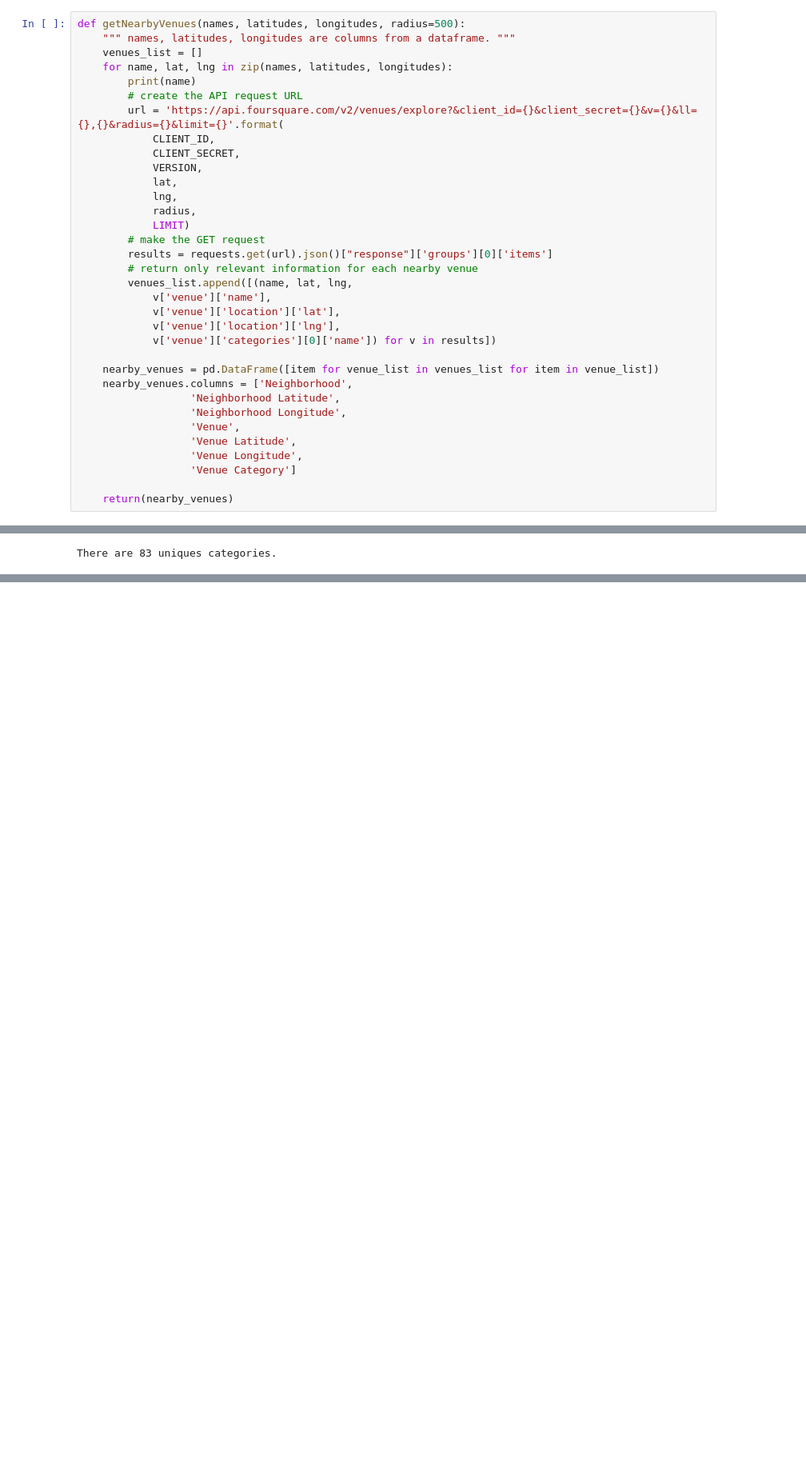
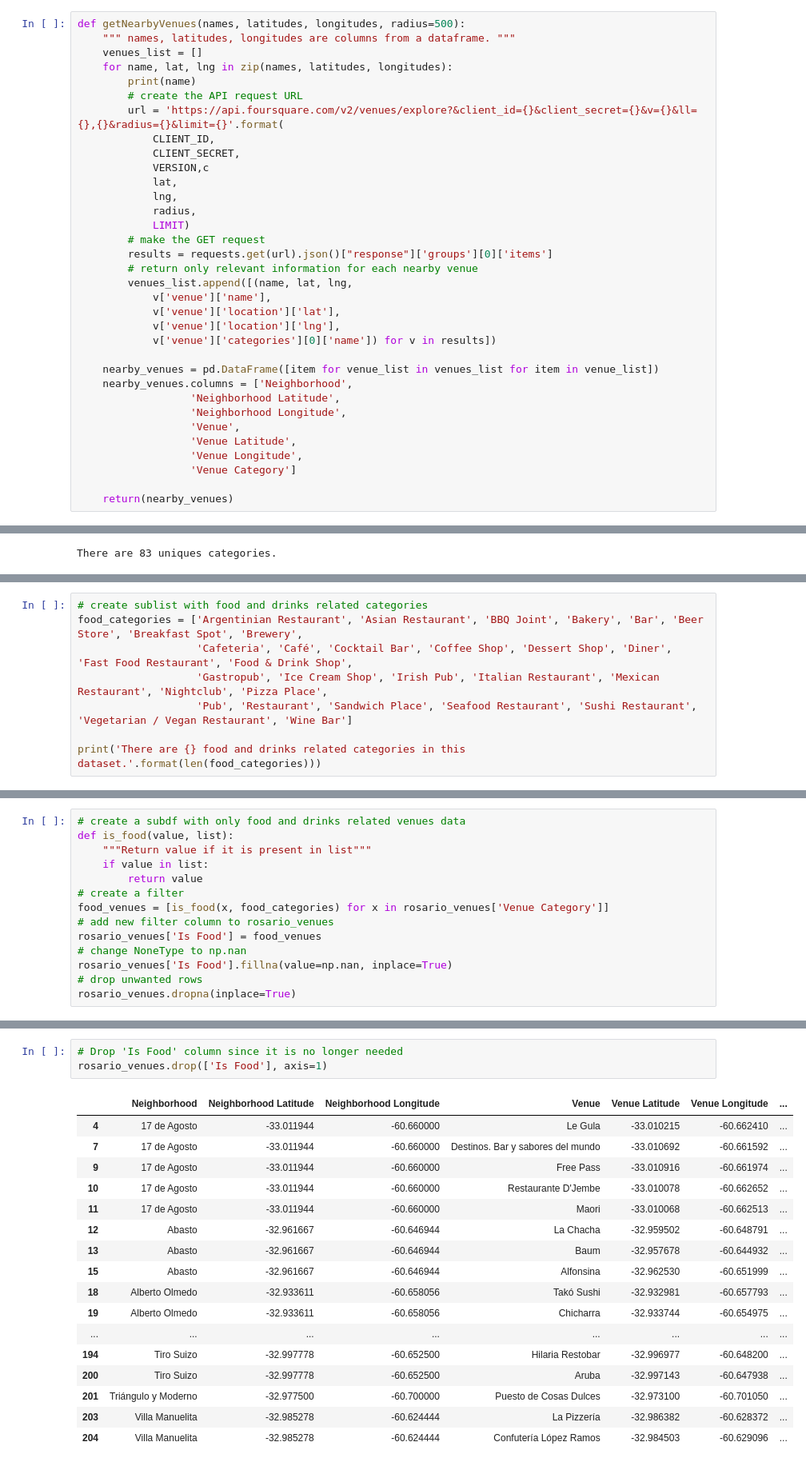
Before and after one commit to alinasansevich/Coursera_Capstone, a Jupyter notebook: Clustering-Neighborhoods-in-Rosario.ipynb, the cells around one changed output, grey strips where cells are left out. Shown at 80% size. Drawn from its saved outputs; the diff is of its cells as text; blank space fills up the shorter version.

Commit message:
Wrangling data.

```diff
--- a/Clustering-Neighborhoods-in-Rosario.ipynb
+++ b/Clustering-Neighborhoods-in-Rosario.ipynb
@@ -414,7 +416,7 @@ def getNearbyVenues(names, latitudes, longitudes, radius=500):
         url = 'https://api.foursquare.com/v2/venues/explore?&client_id={}&client_secret={}&v={}&ll={},{}&radius={}&limit={}'.format(
             CLIENT_ID,
             CLIENT_SECRET,
-            VERSION,
+            VERSION,c
             lat,
             lng,
             radius,
@@ -511,0 +641,8 @@ There are 83 uniques categories.
+# %%
+# create sublist with food and drinks related categories
+food_categories = ['Argentinian Restaurant', 'Asian Restaurant', 'BBQ Joint', 'Bakery', 'Bar', 'Beer Store', 'Breakfast Spot', 'Brewery',
+                   'Cafeteria', 'Café', 'Cocktail Bar', 'Coffee Shop', 'Dessert Shop', 'Diner', 'Fast Food Restaurant', 'Food & Drink Shop',
+                   'Gastropub', 'Ice Cream Shop', 'Irish Pub', 'Italian Restaurant', 'Mexican Restaurant', 'Nightclub', 'Pizza Place',
+                   'Pub', 'Restaurant', 'Sandwich Place', 'Seafood Restaurant', 'Sushi Restaurant', 'Vegetarian / Vegan Restaurant', 'Wine Bar']
+
+print('There are {} food and drinks related categories in this dataset.'.format(len(food_categories)))
@@ -511,0 +651,14 @@ There are 83 uniques categories.
+# %%
+# create a subdf with only food and drinks related venues data
+def is_food(value, list):
+    """Return value if it is present in list"""
+    if value in list:
+        return value
+# create a filter
+food_venues = [is_food(x, food_categories) for x in rosario_venues['Venue Category']]
+# add new filter column to rosario_venues
+rosario_venues['Is Food'] = food_venues
+# change NoneType to np.nan
+rosario_venues['Is Food'].fillna(value=np.nan, inplace=True)
+# drop unwanted rows
+rosario_venues.dropna(inplace=True)
@@ -511,0 +678,21 @@ There are 83 uniques categories.
+# %%
+# Drop 'Is Food' column since it is no longer needed
+rosario_venues.drop(['Is Food'], axis=1)
+# %% [output]
+|  | Neighborhood | Neighborhood Latitude | Neighborhood Longitude | Venue | Venue Latitude | Venue Longitude | ... |
+| 4 | 17 de Agosto | -33.011944 | -60.660000 | Le Gula | -33.010215 | -60.662410 | ... |
+| 7 | 17 de Agosto | -33.011944 | -60.660000 | Destinos. Bar y sabores del mundo | -33.010692 | -60.661592 | ... |
+| 9 | 17 de Agosto | -33.011944 | -60.660000 | Free Pass | -33.010916 | -60.661974 | ... |
+| 10 | 17 de Agosto | -33.011944 | -60.660000 | Restaurante D'Jembe | -33.010078 | -60.662652 | ... |
+| 11 | 17 de Agosto | -33.011944 | -60.660000 | Maori | -33.010068 | -60.662513 | ... |
+| 12 | Abasto | -32.961667 | -60.646944 | La Chacha | -32.959502 | -60.648791 | ... |
+| 13 | Abasto | -32.961667 | -60.646944 | Baum | -32.957678 | -60.644932 | ... |
+| 15 | Abasto | -32.961667 | -60.646944 | Alfonsina | -32.962530 | -60.651999 | ... |
+| 18 | Alberto Olmedo | -32.933611 | -60.658056 | Takó Sushi | -32.932981 | -60.657793 | ... |
+| 19 | Alberto Olmedo | -32.933611 | -60.658056 | Chicharra | -32.933744 | -60.654975 | ... |
+| ... | ... | ... | ... | ... | ... | ... | ... |
+| 194 | Tiro Suizo | -32.997778 | -60.652500 | Hilaria Restobar | -32.996977 | -60.648200 | ... |
+| 200 | Tiro Suizo | -32.997778 | -60.652500 | Aruba | -32.997143 | -60.647938 | ... |
+| 201 | Triángulo y Moderno | -32.977500 | -60.700000 | Puesto de Cosas Dulces | -32.973100 | -60.701050 | ... |
+| 203 | Villa Manuelita | -32.985278 | -60.624444 | La Pizzería | -32.986382 | -60.628372 | ... |
+| 204 | Villa Manuelita | -32.985278 | -60.624444 | Confutería López Ramos | -32.984503 | -60.629096 | ... |
```
Also changed, not shown: parts of 16 cells of this notebook.
